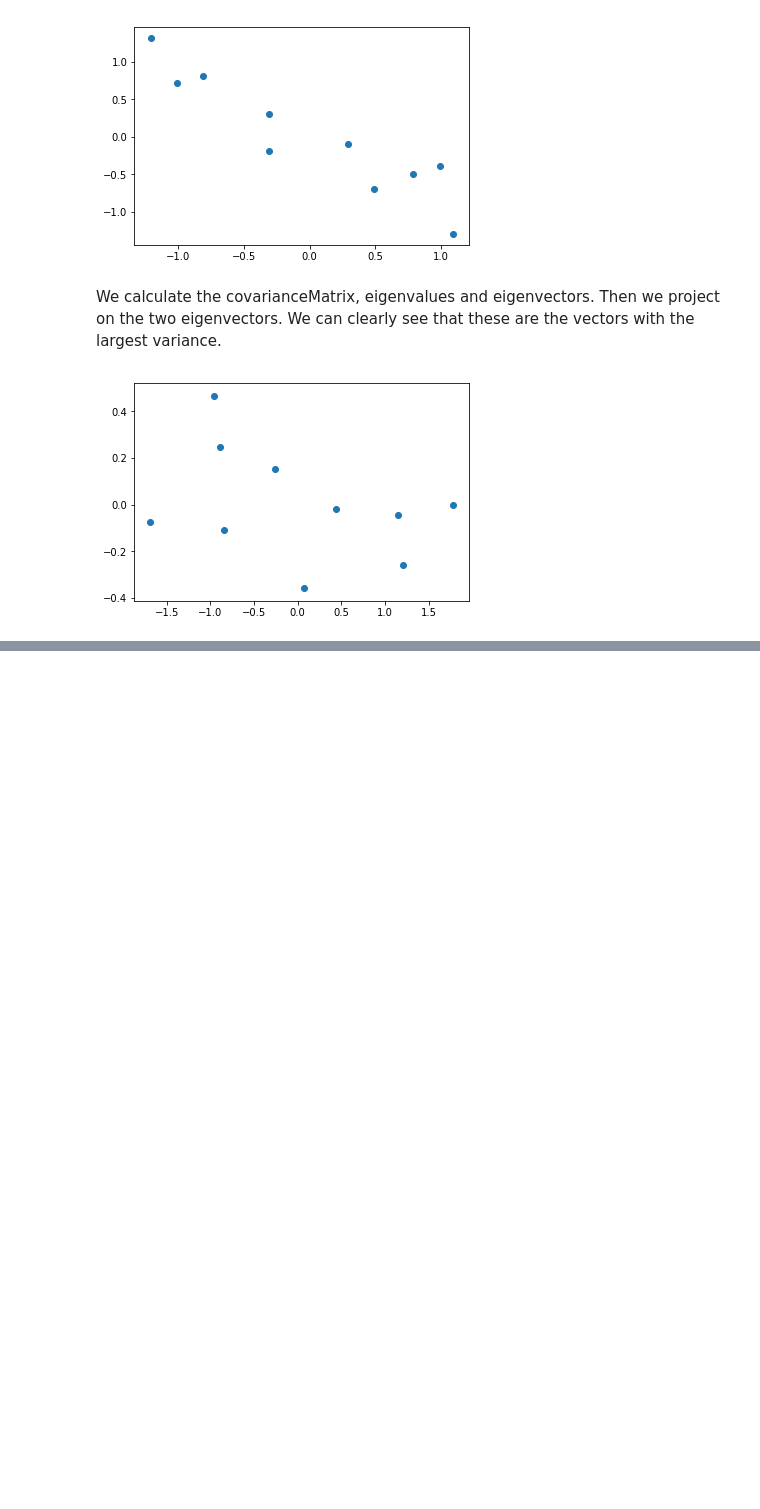
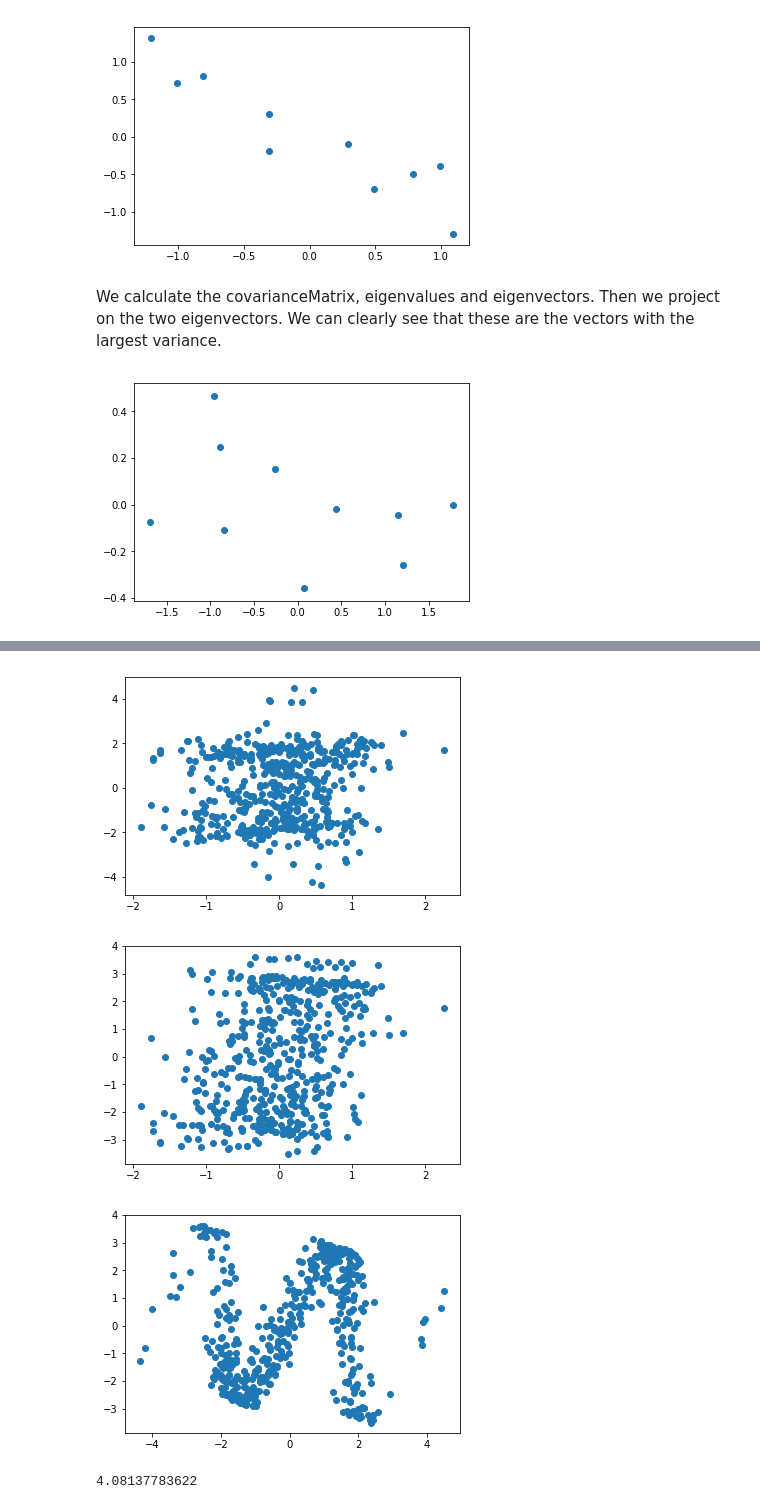
Before and after one commit to Codelessandro/MachineIntelligence, a Jupyter notebook: 01/Untitled.ipynb, the cells around one changed output, grey strips where cells are left out. Saved outputs shown, nothing was run; the diff lists cells and outputs as text; code cells hidden in the pictures; blank space fills up the shorter version.

```diff
--- a/01/Untitled.ipynb
+++ b/01/Untitled.ipynb
@@ -26,0 +57,2 @@ plt.show();
+# %%
+cov = np.cov(centered_data.T)
@@ -26,0 +64,14 @@ plt.show();
+# %%
+plt.scatter(data_proj[:,0], data_proj[:,1]);
+plt.show();
+
+plt.scatter(data_proj[:,0], data_proj[:,2]);
+plt.show();
+
+plt.scatter(data_proj[:,1], data_proj[:,2]);
+plt.show();
+# %% [output]
+[figure, added]
+[figure, added]
+[figure, added]
+4.08137783622
```
Also changed, not shown: parts of 12 cells of this notebook, 1 other file.
